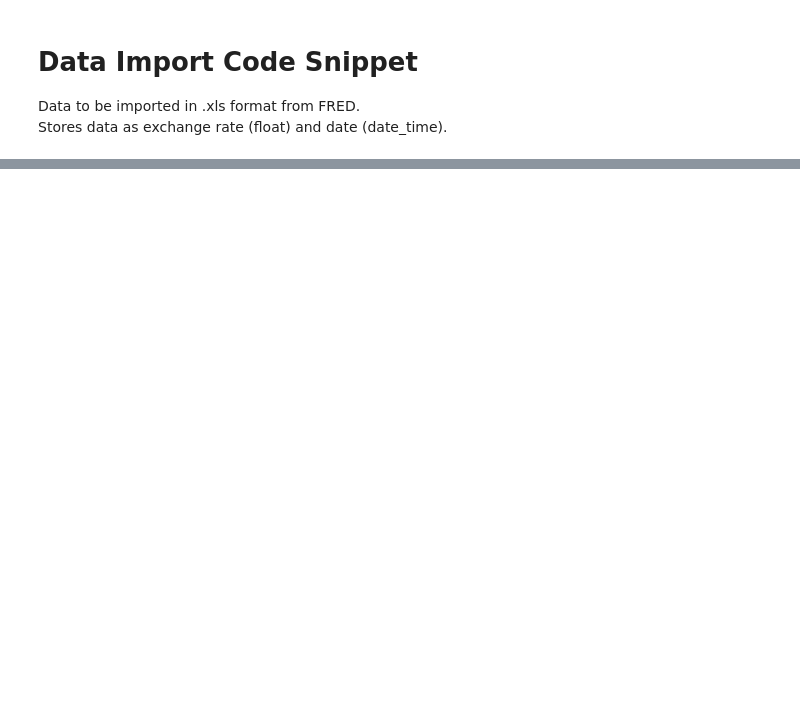
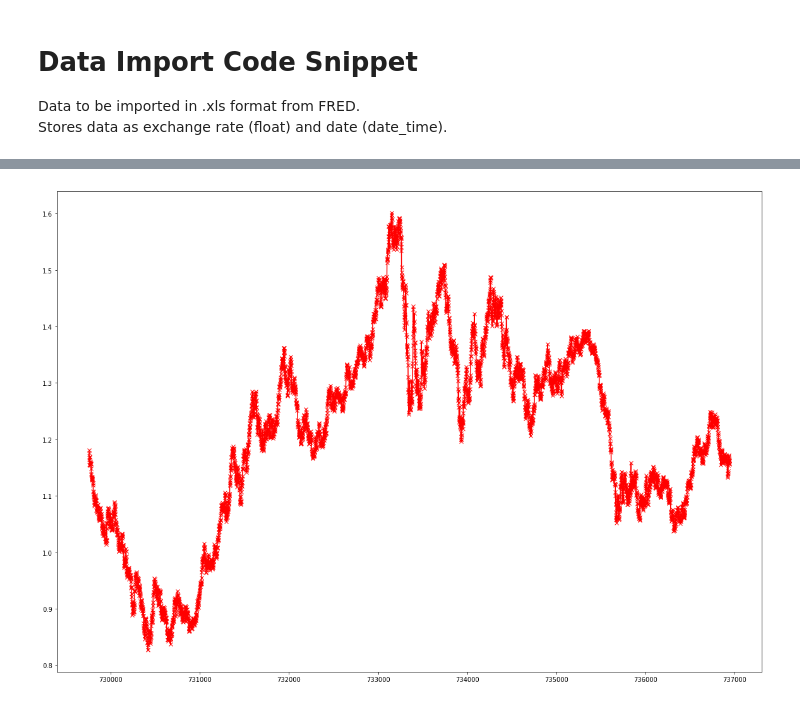
Before and after one commit to joshlong1/Eur-Dollar-Trader, a Jupyter notebook: Testing Data Import.ipynb, the cells around one changed output, grey strips where cells are left out. Cells and saved outputs as stored; diff of their text form; code cells hidden in the pictures; blank space fills up the shorter version.

```diff
--- a/Testing Data Import.ipynb
+++ b/Testing Data Import.ipynb
@@ -8,8 +8,8 @@ from xlrd import open_workbook
 import datetime
 
 class ExR(object):
-    def __init__(self, date, rate):
-        self.date = date
+    def __init__(self, dt, rate):
+        self.dt = dt
         self.rate = rate
 
 
@@ -17,11 +17,11 @@ class ExR(object):
         return("ExR object:\n"
                "  Observation_date = {0}\n"
                "  DEXUSEU = {1}\n"
-               .format(self.date, self.rate))
+               .format(self.dt, self.rate))
 
 
 def convert_excel_time(excel_time):
-    temp = datetime.datetime(1899, 12, 30)
+    temp = datetime.date(1899, 12, 30)
     delta = datetime.timedelta(days=excel_time)
     return temp+delta
 
@@ -41,6 +41,8 @@ for sheet in wb.sheets():
         values.append(value)
         value  = (sheet.cell(row,1).value)
         value = float(value)
+        if value==0:
+            continue
         values.append(value)
         item = ExR(*values)
         items.append(item)
@@ -68 +70,25 @@ ExR object:
   DEXUSEU = 1.1572
+# %%
+from matplotlib import pyplot as plt
+from matplotlib.dates import date2num
+
+y = []
+xdate = []
+x = []
+
+for item in items:
+    d=date2num(item.dt)
+    x.append(d)
+    y.append(item.rate)
+
+fig = plt.figure(figsize=(20, 14))
+
+graph = fig.add_subplot(111)
+
+# Plot the data as a red line with round markers
+graph.plot(x,y,'r-x')
+
+
+plt.show()
+# %% [output]
+[figure, added]
```
Also changed, not shown: parts of 1 cell of this notebook, 1 other file.
